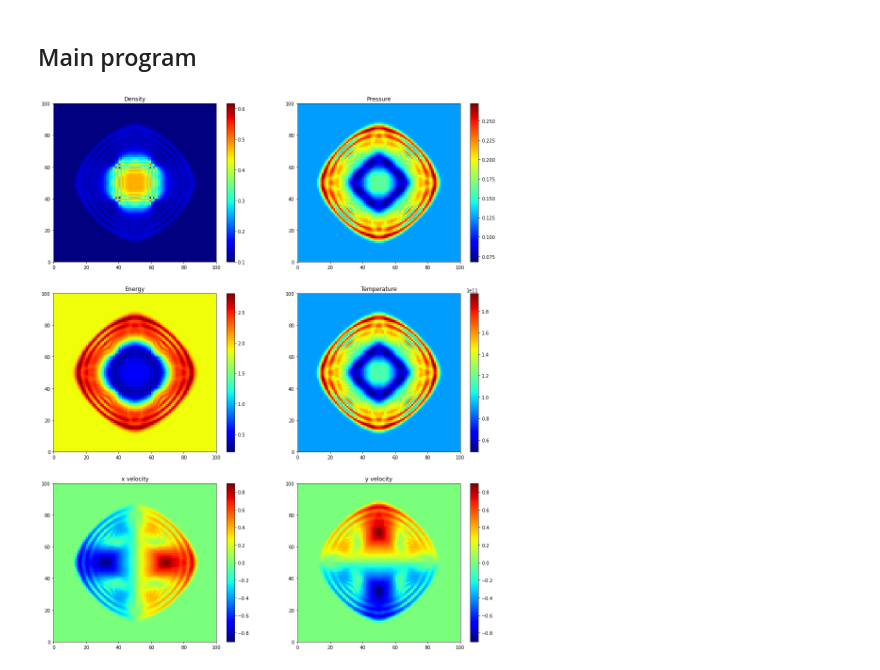
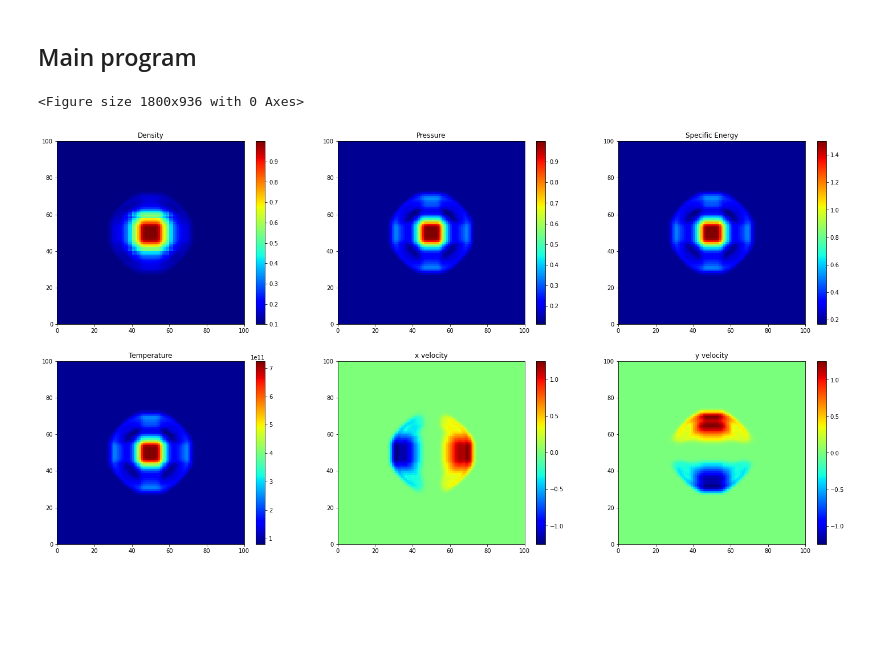
Before and after one commit to changhyun-cho/astrophysics, a Jupyter notebook: hydrodynamics/Testing 2D Hydrocode.ipynb, the cells around one changed output. Cells and saved outputs as stored; diff of their text form; code cells hidden in the pictures; blank space fills up the shorter version.

```diff
--- a/hydrodynamics/Testing 2D Hydrocode.ipynb
+++ b/hydrodynamics/Testing 2D Hydrocode.ipynb
@@ -351,8 +459,8 @@ def ad_update_density():
     # density calculation
     for k in range(ilo,ihi):
         for j in range(ilo,ihi):
-            rho[k,j] -= dt/dV*(f_rho_x[k,j+1]-f_rho_x[k,j])
-            rho[k,j] -= dt/dV*(f_rho_y[k+1,j]-f_rho_y[k,j])
+            rho[k,j] -= (dt/dV)*(f_rho_x[k,j+1]-f_rho_x[k,j])
+            rho[k,j] -= (dt/dV)*(f_rho_y[k+1,j]-f_rho_y[k,j])
 
     apply_BCs(rho)
 # %%
@@ -377,8 +485,8 @@ def ad_update_energy():
     # energy calculation
     for k in range(ilo,ihi):
         for j in range(ilo,ihi):
-            e[k,j] -= dt/dV*(f_e_x[k,j+1]-f_e_x[k,j])
-            e[k,j] -= dt/dV*(f_e_y[k+1,j]-f_e_y[k,j])
+            e[k,j] -= (dt/dV)*(f_e_x[k,j+1]-f_e_x[k,j])
+            e[k,j] -= (dt/dV)*(f_e_y[k+1,j]-f_e_y[k,j])
 
     apply_BCs(e)
 # %%
@@ -426,11 +534,11 @@ def ad_update_momentum():
     # momentum-density update
     for k in range(ilo,ihi):
         for j in range(ilo,ihi):
-            mom_den_u[k,j] -= dt/dV*(f_u_x[k,j+1]-f_u_x[k,j])
-            mom_den_u[k,j] -= dt/dV*(f_u_y[k+1,j]-f_u_y[k,j])
+            mom_den_u[k,j] -= (dt/dV)*(f_u_x[k,j+1]-f_u_x[k,j])
+            mom_den_u[k,j] -= (dt/dV)*(f_u_y[k+1,j]-f_u_y[k,j])
 
-            mom_den_w[k,j] -= dt/dV*(f_w_x[k,j+1]-f_w_x[k,j])
-            mom_den_w[k,j] -= dt/dV*(f_w_y[k+1,j]-f_w_y[k,j])
+            mom_den_w[k,j] -= (dt/dV)*(f_w_x[k,j+1]-f_w_x[k,j])
+            mom_den_w[k,j] -= (dt/dV)*(f_w_y[k+1,j]-f_w_y[k,j])
 
     apply_BCs(mom_den_u)
     apply_BCs(mom_den_w)
@@ -455,7 +563,7 @@ def ad_update_temperature():
 
     for k in range(ilo,ihi):
         for j in range(ilo,ihi):
-            T[k,j] = (gamma-1.)*(rho[k,j]*dV*e[k,j])/k_b
+            T[k,j] = (gamma-1.)*(dV*e[k,j])/k_b #(gamma-1.)*(rho[k,j]*dV*e[k,j])/k_b
     apply_BCs(T)
 # %%
 def solve_advection():
@@ -478,28 +634,33 @@ def solve_advection():
 # %%
 # setup the grid
 setup_grid()
 
-fill_ICs(type="1+1d shock")
+fill_ICs(type="1+1d shock") #1+1d shock
+tmax = 50
+#evolution_2d(tmax)
+#evolution_1d(tmax)
 
-for i in range(100):
+for i in range(tmax):
 
     timestep()
 #    print(dt)
 
-#    solve_source()
+    #solve_source()
     s_update_velocity()
     s_update_energy()
     s_apply_artificial_viscosity()
 
-#    solve_advection()
+    #solve_advection()
     ad_obtain_avg()
     ad_update_density()
     ad_update_energy()
     ad_get_momentum()
     ad_update_momentum()
     ad_update_velocity()
     ad_update_temperature()
 
 colormaps()
+#total_plots()
 # %% [output]
+<Figure size 1800x936 with 0 Axes>
-[figure, old version]
+[figure, new version]
```
Also changed, not shown: parts of 16 cells of this notebook.
